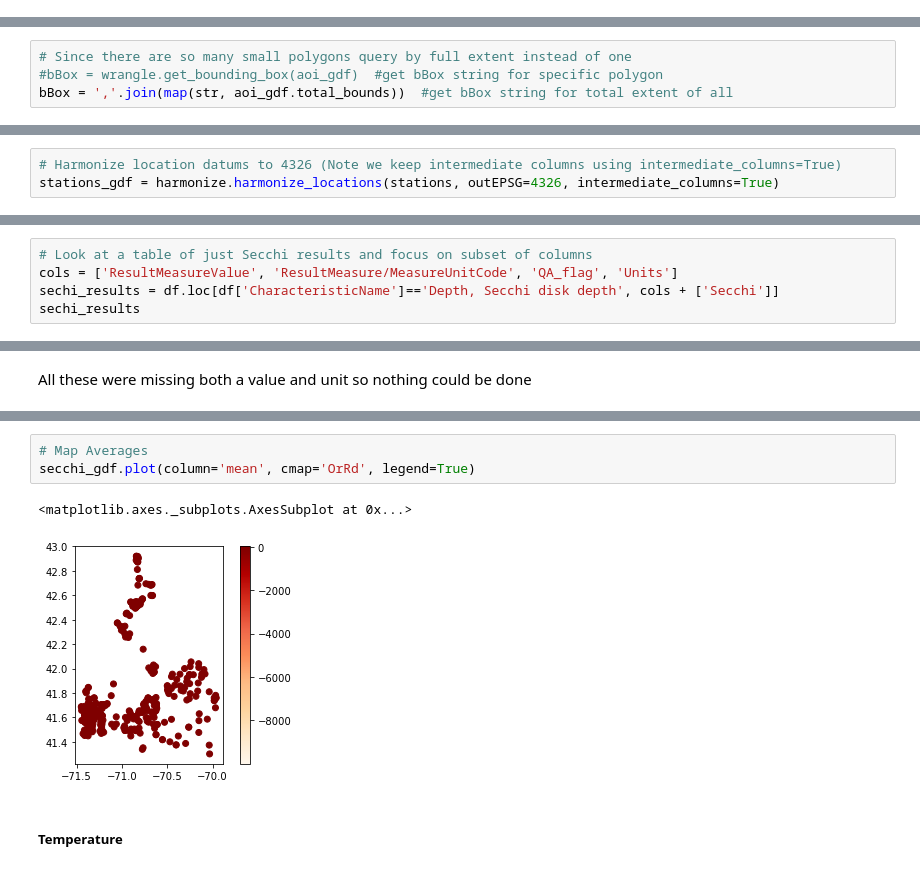
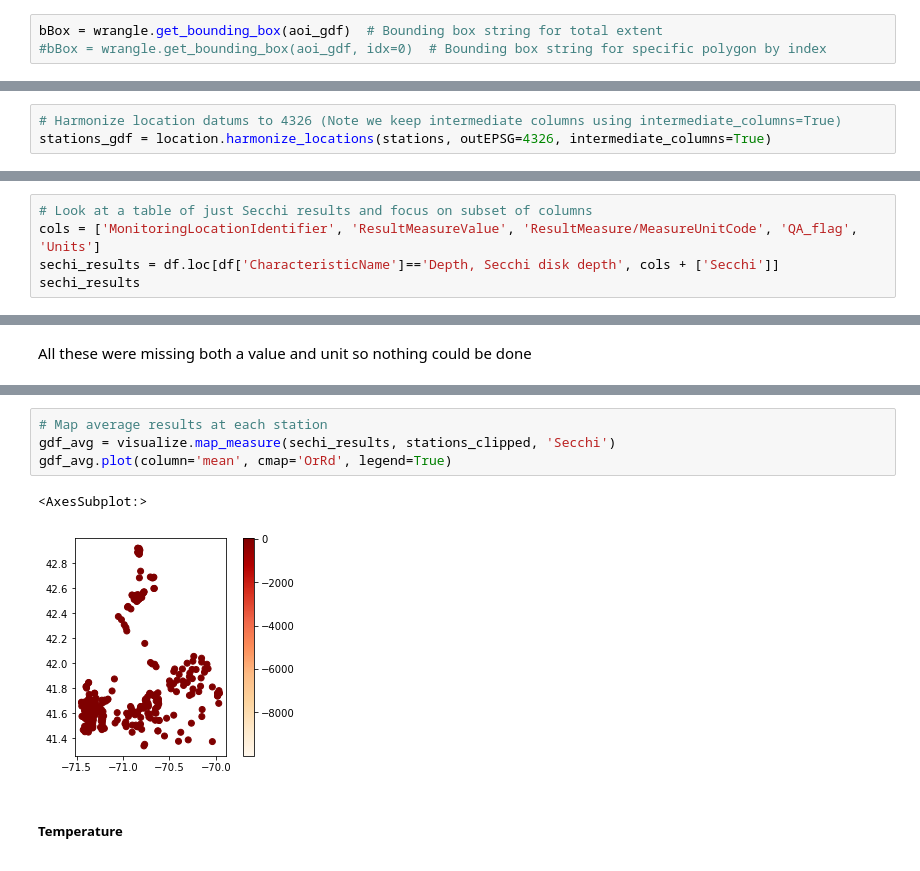
Before and after one commit to USEPA/harmonize-wq, a Jupyter notebook: demos/Harmonize_CapeCod.ipynb, the cells around one changed output, grey strips where cells are left out. Cells and saved outputs as stored; diff of their text form.

```diff
--- a/demos/Harmonize_CapeCod.ipynb
+++ b/demos/Harmonize_CapeCod.ipynb
@@ -13,0 +51,3 @@ import dataretrieval.wqp as wqp
+# %%
+bBox = wrangle.get_bounding_box(aoi_gdf)  # Bounding box string for total extent
+#bBox = wrangle.get_bounding_box(aoi_gdf, idx=0)  # Bounding box string for specific polygon by index
@@ -29,5 +183 @@ aoi_gdf.plot() # Requires descartes
-# %%
-# Since there are so many small polygons query by full extent instead of one
-#bBox = wrangle.get_bounding_box(aoi_gdf)  #get bBox string for specific polygon
-bBox = ','.join(map(str, aoi_gdf.total_bounds))  #get bBox string for total extent of all
 # %%
@@ -76,6 +226,6 @@ LongitudeMeasure                               -71.4211
 Name: 0, dtype: object
 # %%
 # Harmonize location datums to 4326 (Note we keep intermediate columns using intermediate_columns=True)
-stations_gdf = harmonize.harmonize_locations(stations, outEPSG=4326, intermediate_columns=True)
+stations_gdf = location.harmonize_locations(stations, outEPSG=4326, intermediate_columns=True)
 # %%
 # Every function has a dostring to help understand input/output and what it does
@@ -200,7 +341,7 @@ Results outside threshold (0.0 to 2455.594492170974): 16
 The threshold is based on standard deviations and is currently only used in the histogram.
 # %%
 # Look at a table of just Secchi results and focus on subset of columns
-cols = ['ResultMeasureValue', 'ResultMeasure/MeasureUnitCode', 'QA_flag', 'Units']
+cols = ['MonitoringLocationIdentifier', 'ResultMeasureValue', 'ResultMeasure/MeasureUnitCode', 'QA_flag', 'Units']
 sechi_results = df.loc[df['CharacteristicName']=='Depth, Secchi disk depth', cols + ['Secchi']]
 sechi_results
 # %% [output]
@@ -300,9 +426,10 @@ secchi_gdf.plot(column='cnt', cmap='Blues', legend=True)
 # %%
-# Map Averages
-secchi_gdf.plot(column='mean', cmap='OrRd', legend=True)
+# Map average results at each station
+gdf_avg = visualize.map_measure(sechi_results, stations_clipped, 'Secchi')
+gdf_avg.plot(column='mean', cmap='OrRd', legend=True)
 # %% [output]
-<matplotlib.axes._subplots.AxesSubplot at 0x...>
+<AxesSubplot:>
-[figure, old version]
+[figure, new version]
 # %% [markdown]
 ##### Temperature
 # %% [markdown]
```
Also changed, not shown: parts of 112 cells of this notebook.
